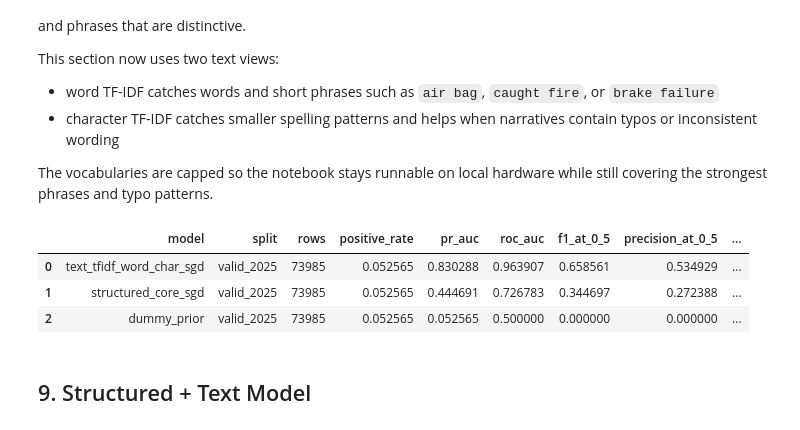
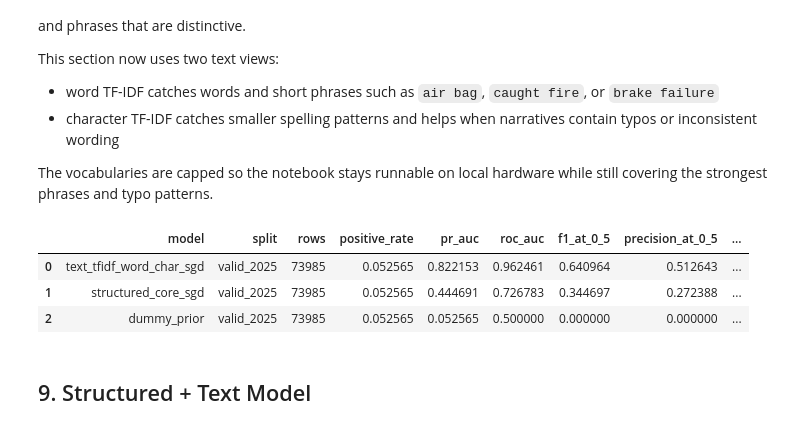
Before and after one commit to DavisM1212/NHTSA-ODI-Complaint-Analytics, a Jupyter notebook: notebooks/Severity_Ranking_Framework.ipynb, the cells around one changed output. Drawn from its saved outputs; the diff is of its cells as text; code cells hidden in the pictures.

```diff
--- a/notebooks/Severity_Ranking_Framework.ipynb
+++ b/notebooks/Severity_Ranking_Framework.ipynb
@@ -505,34 +505,35 @@ text_preprocess = FeatureUnion([
         max_df=0.995,
         max_features=WORD_MAX_FEATURES,
         sublinear_tf=True,
+        stop_words='english',
         strip_accents='unicode',
         lowercase=True,
         dtype=np.float32
     )),
     ('char_tfidf', TfidfVectorizer(
         analyzer='char_wb',
         ngram_range=CHAR_NGRAM_RANGE,
         min_df=TEXT_MIN_DF,
         max_features=CHAR_MAX_FEATURES,
         sublinear_tf=True,
         strip_accents='unicode',
         lowercase=True,
         dtype=np.float32
     ))
 ])
 
 X_train_text_matrix = text_preprocess.fit_transform(train_text)
 X_valid_text_matrix = text_preprocess.transform(valid_text)
 X_holdout_text_matrix = text_preprocess.transform(holdout_text)
 
 text_model = build_linear_sgd_model()
 text_model.fit(X_train_text_matrix, train_df[TARGET_COL])
 text_valid_score = get_positive_scores(text_model, X_valid_text_matrix)
 evaluate_scores('text_tfidf_word_char_sgd', 'valid_2025', valid_df[TARGET_COL].to_numpy(), text_valid_score)
 results_df = show_results()
 # %% [output]
 |  | model | split | rows | positive_rate | pr_auc | roc_auc | f1_at_0_5 | precision_at_0_5 | ... |
-| 0 | text_tfidf_word_char_sgd | valid_2025 | 73985 | 0.052565 | 0.830288 | 0.963907 | 0.658561 | 0.534929 | ... |
+| 0 | text_tfidf_word_char_sgd | valid_2025 | 73985 | 0.052565 | 0.822153 | 0.962461 | 0.640964 | 0.512643 | ... |
 | 1 | structured_core_sgd | valid_2025 | 73985 | 0.052565 | 0.444691 | 0.726783 | 0.344697 | 0.272388 | ... |
 | 2 | dummy_prior | valid_2025 | 73985 | 0.052565 | 0.052565 | 0.500000 | 0.000000 | 0.000000 | ... |
 # %% [markdown]
```
Also changed, not shown: parts of 9 cells of this notebook.
